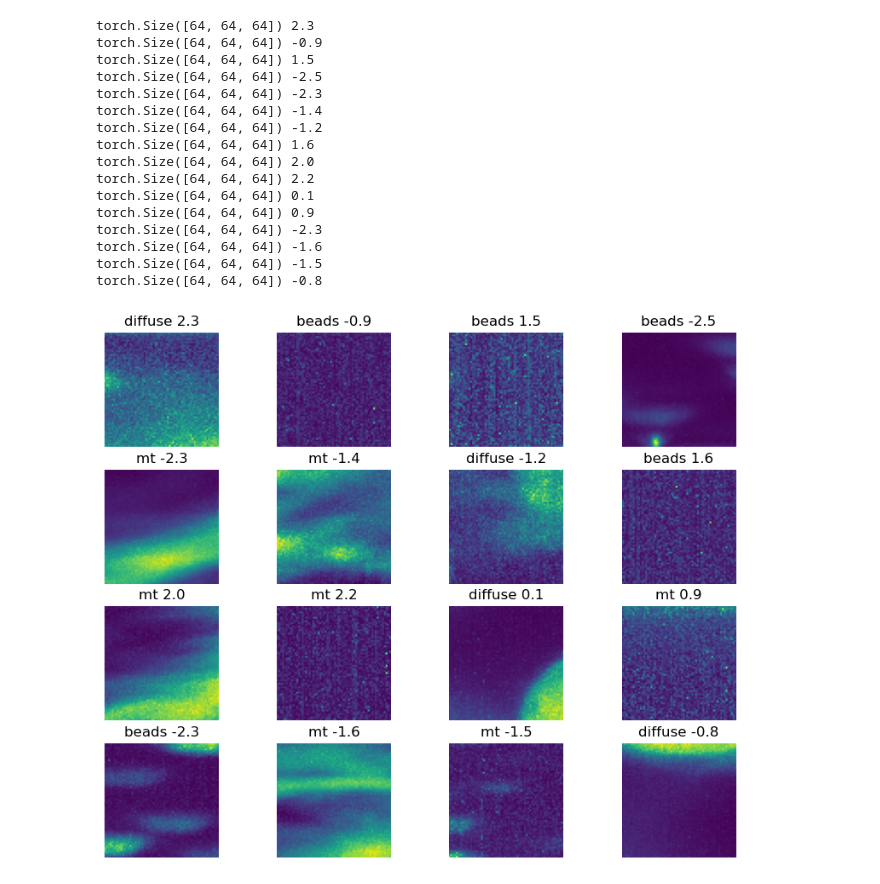
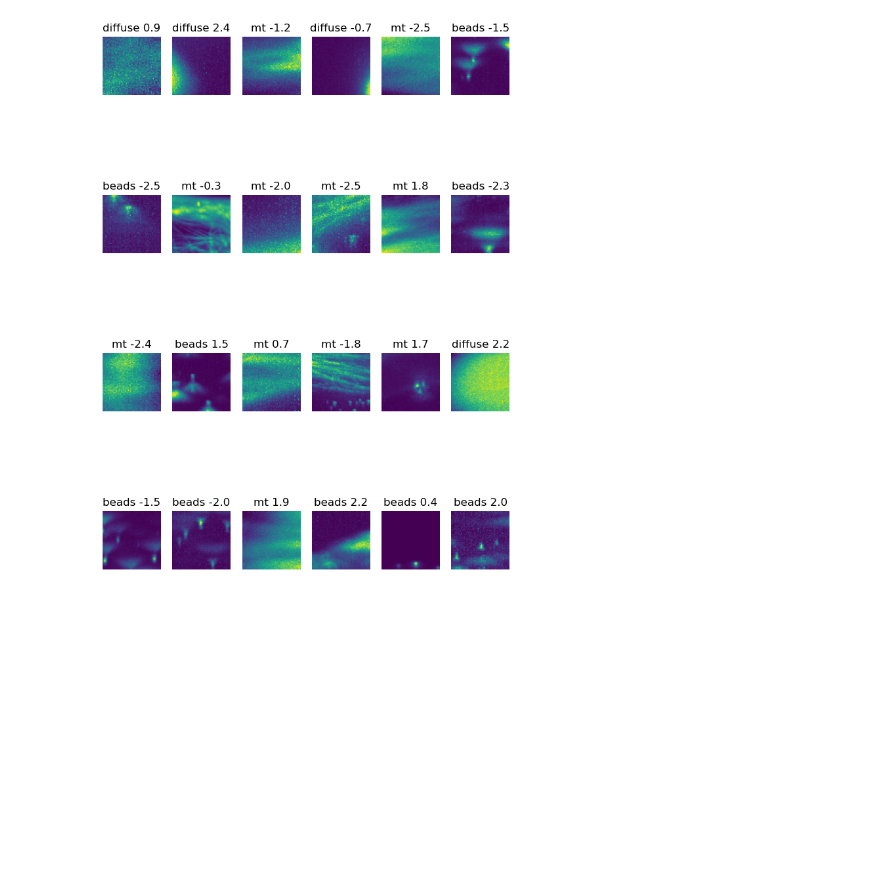
Before and after one commit to tlambert03/mlfocus2, a Jupyter notebook: data.ipynb, the cells around one changed output. Drawn from its saved outputs; the diff is of its cells as text; code cells hidden in the pictures; blank space fills up the shorter version.

```diff
--- a/data.ipynb
+++ b/data.ipynb
@@ -1,33 +1,16 @@
 # %%
 from mlfocus.data import SheetAlign
 import matplotlib.pyplot as plt
 import numpy as np
+from tqdm import tqdm
 
 dataset = SheetAlign(patch_size=64)
 
-fig, axes = plt.subplots(4, 4, figsize=(10, 8))
-for n, i in enumerate(np.random.randint(0, len(dataset), 16)):
+fig, axes = plt.subplots(4, 6, figsize=(12, 8))
+for n, i in tqdm(enumerate(np.random.randint(0, len(dataset), axes.size))):
     img, target = dataset[i]
-    print(img.shape, target)
-
     axes.ravel()[n].imshow(img.max(0).values)
     axes.ravel()[n].set_title(f"{dataset.classes[i]} {target}")
     axes.ravel()[n].axis("off")
 # %% [output]
-torch.Size([64, 64, 64]) 2.3
-torch.Size([64, 64, 64]) -0.9
-torch.Size([64, 64, 64]) 1.5
-torch.Size([64, 64, 64]) -2.5
-torch.Size([64, 64, 64]) -2.3
-torch.Size([64, 64, 64]) -1.4
-torch.Size([64, 64, 64]) -1.2
-torch.Size([64, 64, 64]) 1.6
-torch.Size([64, 64, 64]) 2.0
-torch.Size([64, 64, 64]) 2.2
-torch.Size([64, 64, 64]) 0.1
-torch.Size([64, 64, 64]) 0.9
-torch.Size([64, 64, 64]) -2.3
-torch.Size([64, 64, 64]) -1.6
-torch.Size([64, 64, 64]) -1.5
-torch.Size([64, 64, 64]) -0.8
-[figure, old version]
+[figure, new version]
```
Also changed, not shown: parts of 1 cell of this notebook, 1 other file.
